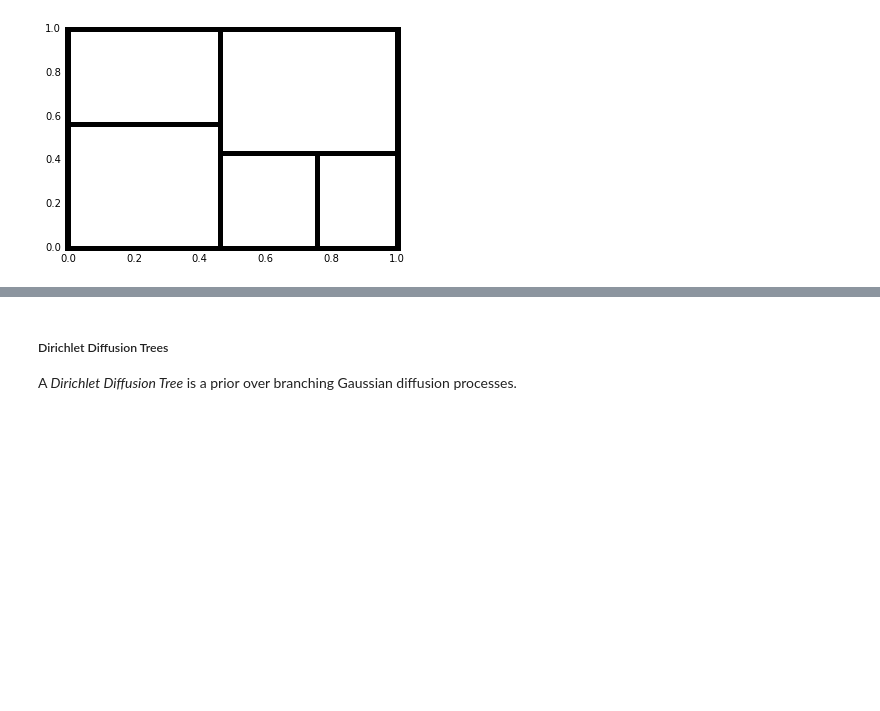
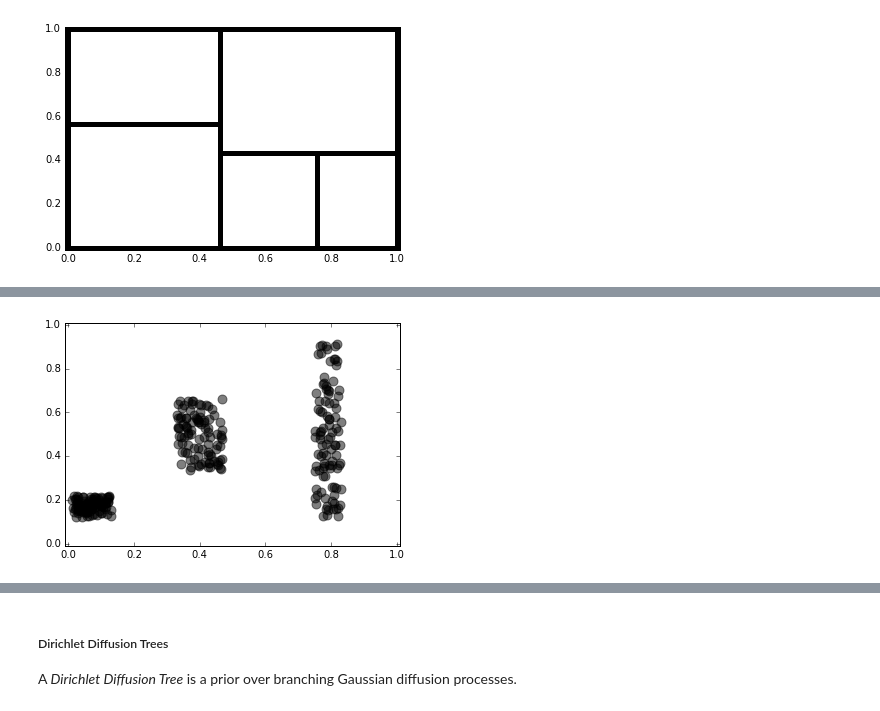
Before and after one commit to enalisnick/blog_sandbox, a Jupyter notebook: Tree-Based_Priors.ipynb, the cells around one changed output, grey strips where cells are left out. Drawn from its saved outputs; the diff is of its cells as text; code cells hidden in the pictures; blank space fills up the shorter version.

```diff
--- a/Tree-Based_Priors.ipynb
+++ b/Tree-Based_Priors.ipynb
@@ -118,0 +119,18 @@ Part. size pred. by theory: 0.33
+# %%
+# Generate some data
+data = []
+N = 100
+true_boxes = [np.array([[.75,.83],[.12,.92]]), np.array([[.01,.13],[.12,.22]]), np.array([[.33,.47],[.33,.66]])]
+for box in true_boxes:
+    for n in xrange(N):
+        data.append([np.random.uniform(low=box[0,0], high=box[0,1]), np.random.uniform(low=box[1,0], high=box[1,1])])
+data = np.array(data)
+
+plt.figure()
+plt.scatter(data[:,0], data[:,1], c='k', edgecolors='k', s=80, alpha=.5)
+
+plt.xlim(-0.01,1.01)
+plt.ylim(-0.01,1.01)
+plt.show()
+# %% [output]
+[figure, added]
```
Also changed, not shown: parts of 2 cells of this notebook.
